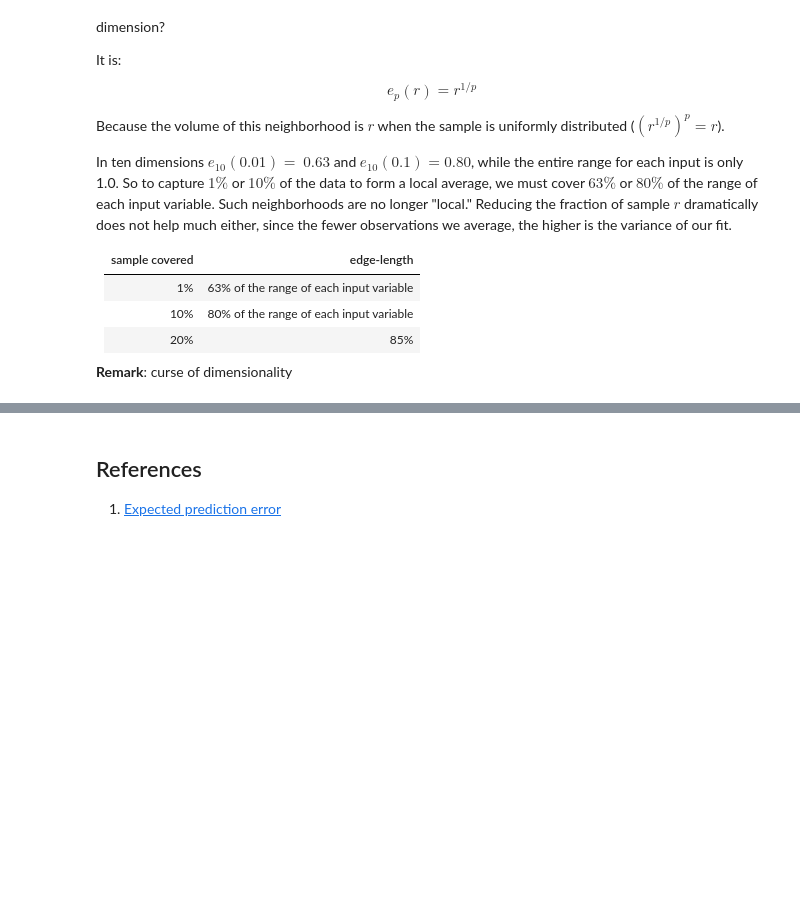
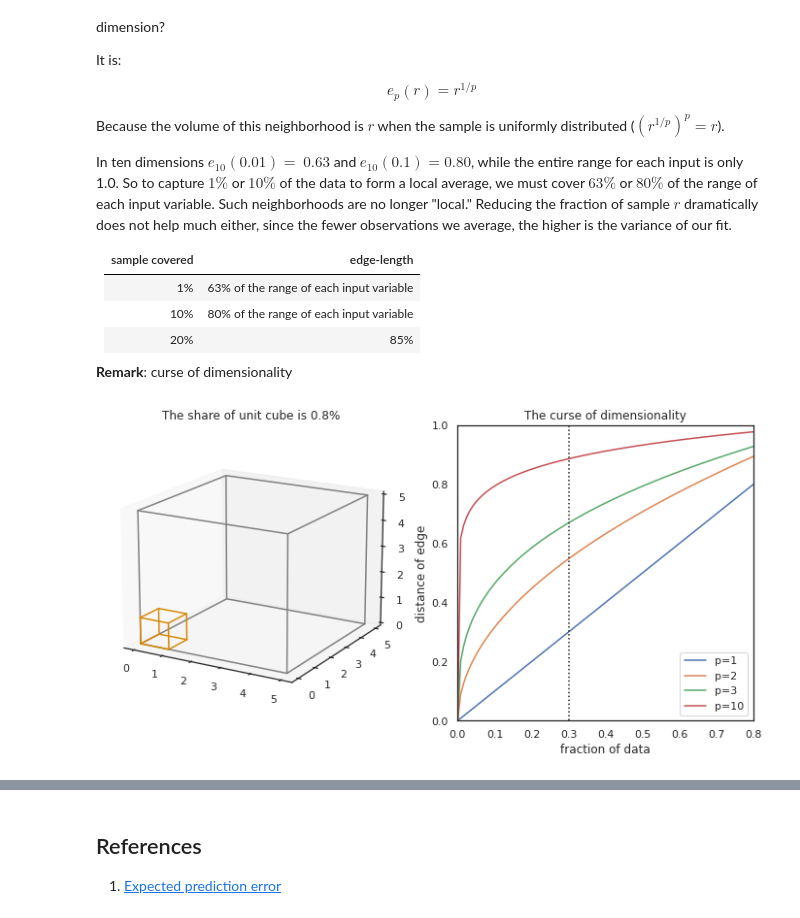
Before and after one commit to oceanumeric/ESL, a Jupyter notebook: ch2/Ch2.ipynb, the cells around one changed output, grey strips where cells are left out. Cells and saved outputs as stored; diff of their text form; code cells hidden in the pictures; blank space fills up the shorter version.

```diff
--- a/ch2/Ch2.ipynb
+++ b/ch2/Ch2.ipynb
@@ -323,3 +322,7 @@ variance of our fit.
 | 20%            | 85%                                     |
 
 __Remark__: curse of dimensionality
+# %%
+osl.plot_dimension_curse()
+# %% [output]
+[figure, added]
```
Also changed, not shown: parts of 2 cells of this notebook, 1 other file.
